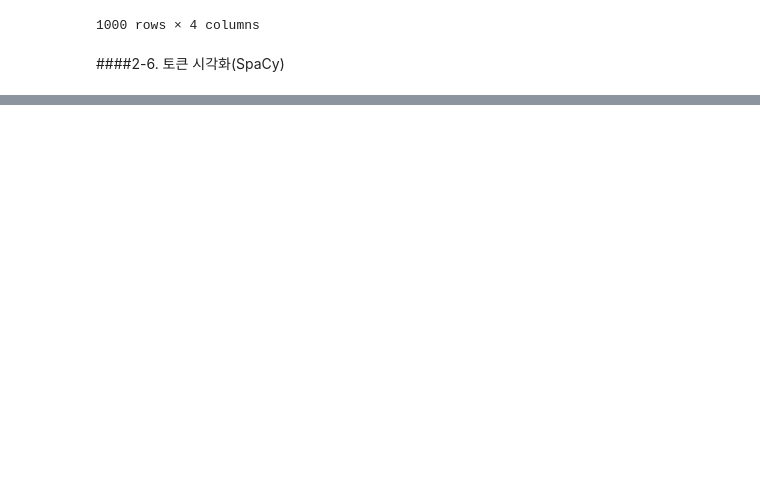
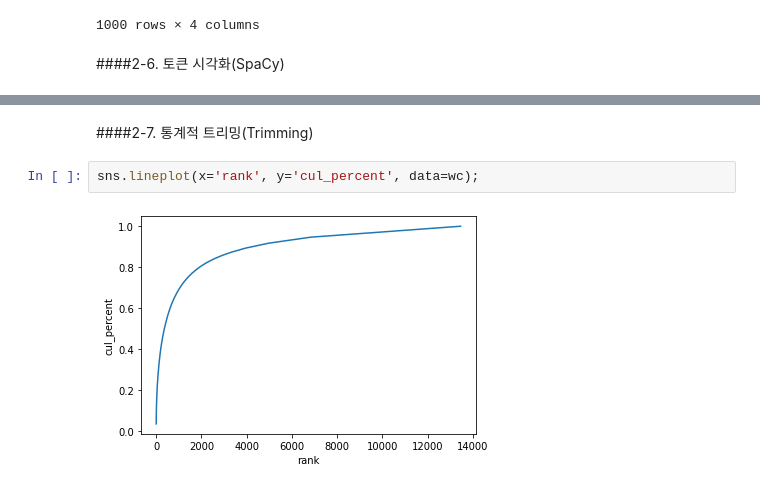
Before and after one commit to KYOH95/Database_Studies, a Jupyter notebook: project4.ipynb, the cells around one changed output, grey strips where cells are left out. Saved outputs shown, nothing was run; the diff lists cells and outputs as text; blank space fills up the shorter version.

```diff
--- a/project4.ipynb
+++ b/project4.ipynb
@@ -347,0 +350,6 @@ plt.show()
+# %% [markdown]
+####2-7. 통계적 트리밍(Trimming)
+# %%
+sns.lineplot(x='rank', y='cul_percent', data=wc);
+# %% [output]
+[figure, added]
```
Also changed, not shown: parts of 26 cells of this notebook.
